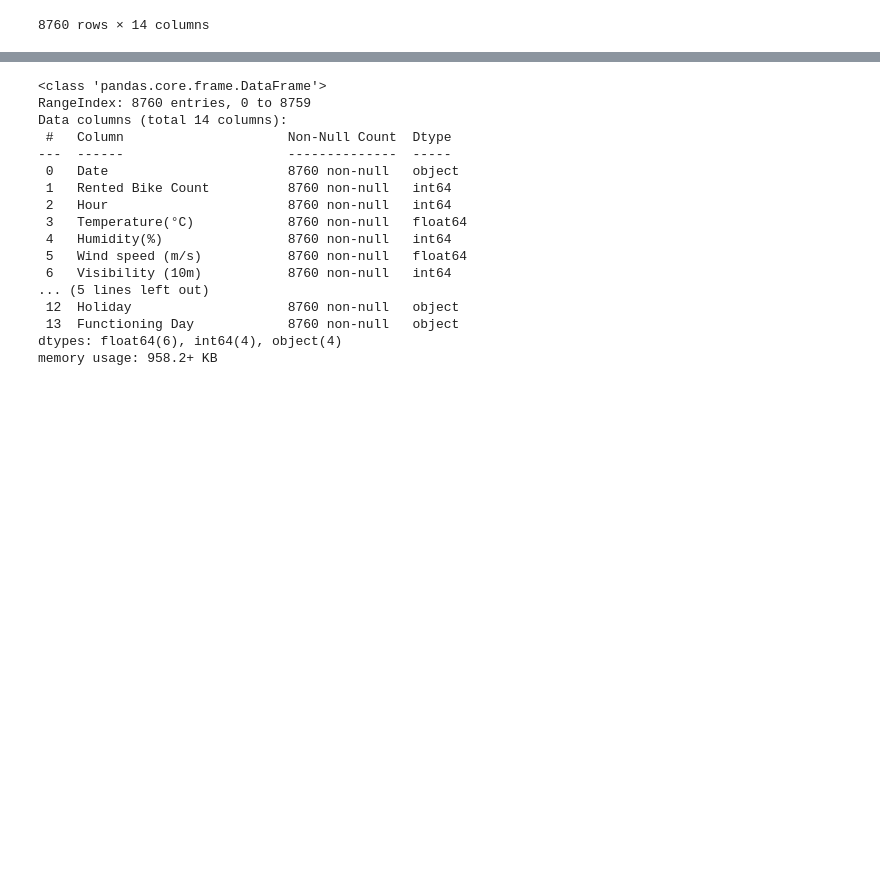
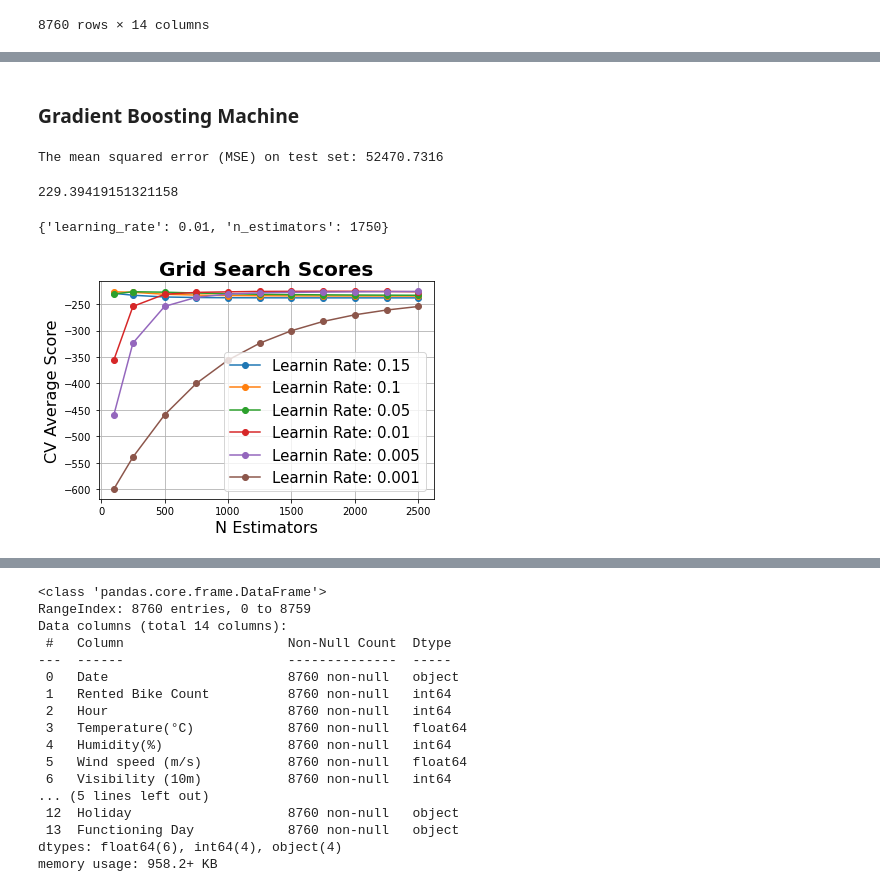
Before and after one commit to AliAfs/PSM_Project_BikeSharing, a Jupyter notebook: PSM_Project_BikeSharing.ipynb, the cells around one changed output, grey strips where cells are left out. Drawn from its saved outputs; the diff is of its cells as text; code cells hidden in the pictures; blank space fills up the shorter version.

```diff
--- a/PSM_Project_BikeSharing.ipynb
+++ b/PSM_Project_BikeSharing.ipynb
@@ -21,0 +47,74 @@ data
+# %%
+import pandas as pd
+
+X = pd.get_dummies(X)
+# %%
+import numpy as np
+from sklearn.model_selection import train_test_split
+
+x_train, x_test, y_train, y_test = train_test_split(
+    X, Y, test_size=0.25, random_state=13
+)
+# %% [markdown]
+### Gradient Boosting Machine
+# %%
+from sklearn.ensemble import GradientBoostingRegressor
+from sklearn.metrics import mean_squared_error
+
+params = {
+    "n_estimators": 1000,
+    "max_depth": 8,
+    "min_samples_split": 2,
+    "learning_rate": 0.01,
+    "loss": "squared_error",
+}
+
+reg = GradientBoostingRegressor()#**params)
+reg.fit(x_train, y_train)
+
+mse = mean_squared_error(y_test, reg.predict(x_test))
+print("The mean squared error (MSE) on test set: {:.4f}".format(mse))
+# %% [output]
+The mean squared error (MSE) on test set: 52470.7316
+# %%
+52621.6951**0.5
+# %% [output]
+229.39419151321158
+# %%
+from sklearn.model_selection import GridSearchCV
+
+p_test1 = {'learning_rate':[0.15,0.1,0.05,0.01,0.005,0.001], 'n_estimators':[100,250,500,750,1000,1250,1500,1750,2000,2250,2500]}
+
+tuning1 = GridSearchCV(estimator =GradientBoostingRegressor(max_depth=6, min_samples_split=2, loss="squared_error", random_state=10),
+            param_grid = p_test1, scoring='neg_root_mean_squared_error',n_jobs=4, cv=5)
+tuning1.fit(x_train,y_train)
+#tuning.grid_scores_, tuning.best_params_, tuning.best_score_
+tuning1.best_params_
+# %% [output]
+{'learning_rate': 0.01, 'n_estimators': 1750}
+# %%
+def plot_grid_search(cv_results, grid_param_1, grid_param_2, name_param_1, name_param_2):
+    # Get Test Scores Mean and std for each grid search
+    scores_mean = cv_results['mean_test_score']
+    scores_mean = np.array(scores_mean).reshape(len(grid_param_2),len(grid_param_1))
+
+    scores_sd = cv_results['std_test_score']
+    scores_sd = np.array(scores_sd).reshape(len(grid_param_2),len(grid_param_1))
+
+    # Plot Grid search scores
+    _, ax = plt.subplots(1,1)
+
+    # Param1 is the X-axis, Param 2 is represented as a different curve (color line)
+    for idx, val in enumerate(grid_param_2):
+        ax.plot(grid_param_1, scores_mean[idx,:], '-o', label= name_param_2 + ': ' + str(val))
+
+    ax.set_title("Grid Search Scores", fontsize=20, fontweight='bold')
+    ax.set_xlabel(name_param_1, fontsize=16)
+    ax.set_ylabel('CV Average Score', fontsize=16)
+    ax.legend(loc="best", fontsize=15)
+    ax.grid('on')
+
+# Calling Method
+plot_grid_search(tuning1.cv_results_, p_test1['n_estimators'], p_test1['learning_rate'], 'N Estimators', 'Learnin Rate')
+# %% [output]
+[figure, added]
```
Also changed, not shown: parts of 21 cells of this notebook.
